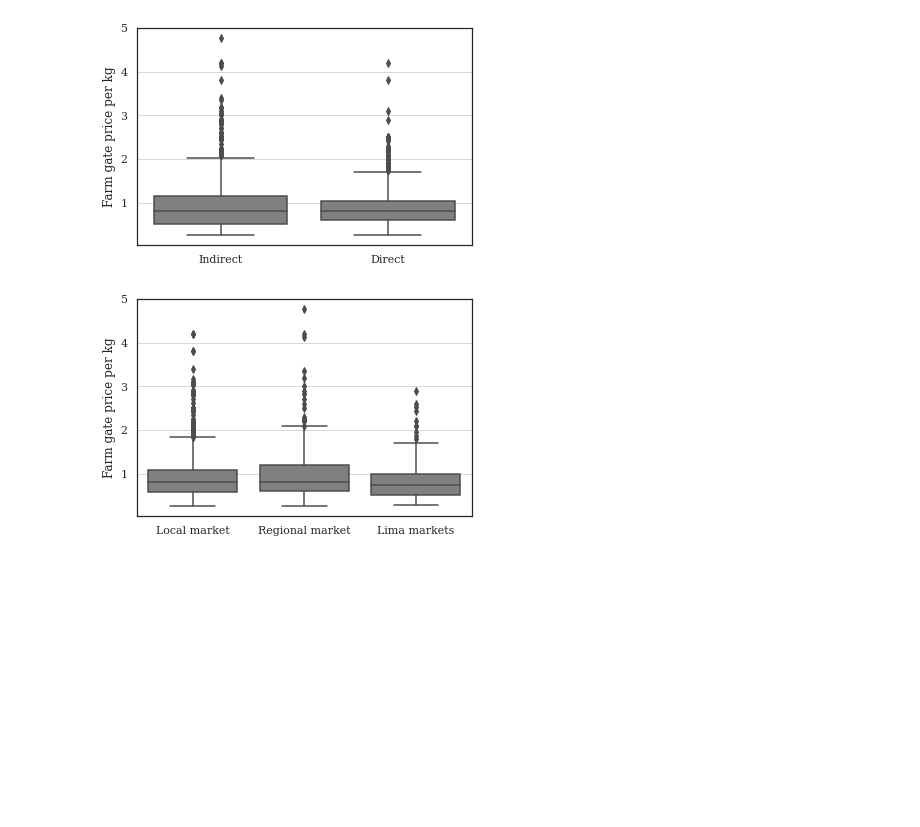
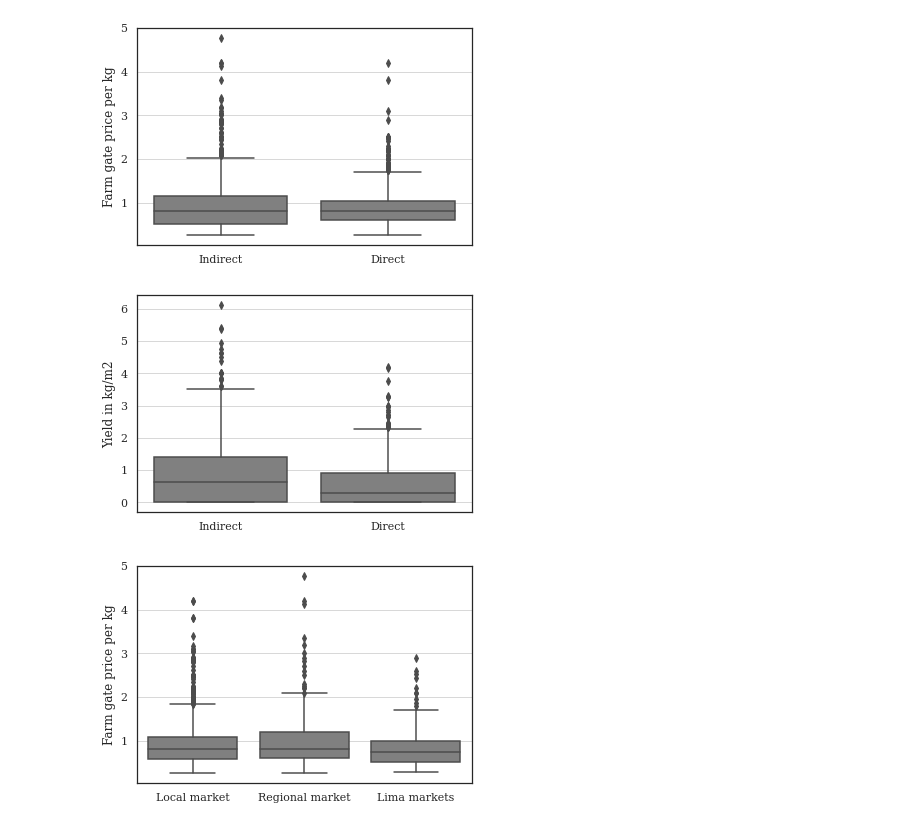
Before and after one commit to mariagnoriegag/ThesisOfPeruvianAgricultureFactors, a Jupyter notebook: 05DescriptiveAnalysisOfWhitePotatoModel02.ipynb, the cells around one changed output. Cells and saved outputs as stored; diff of their text form; code cells hidden in the pictures; blank space fills up the shorter version.

```diff
--- a/05DescriptiveAnalysisOfWhitePotatoModel02.ipynb
+++ b/05DescriptiveAnalysisOfWhitePotatoModel02.ipynb
@@ -106,6 +106,10 @@ def boxPlotMultiple(x, y, yName, orderedList):
 boxPlotMultiple("simplifiedMarketChannelDirectednessString", "farmGatePricePerKg", "Farm gate price per kg", ["Indirect", "Direct"])
 # %% [output]
 [figure]
+# %%
+boxPlotMultiple("simplifiedMarketChannelDirectednessString", "yield", "Yield in kg/m2", ["Indirect", "Direct"])
+# %% [output]
+[figure, added]
 # %%
 boxPlotMultiple("marketSizeString", "farmGatePricePerKg", "Farm gate price per kg", ["Local market", "Regional market", "Lima markets"])
 # %% [output]
```
Also changed, not shown: parts of 1 cell of this notebook, 6 other files.
